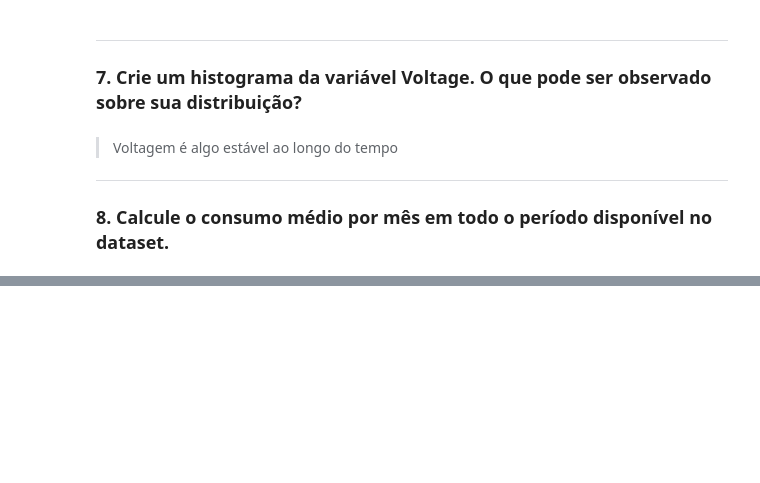
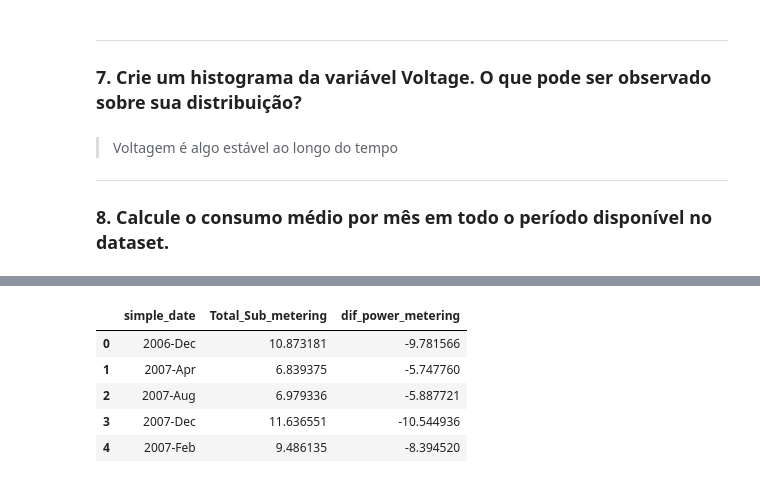
Before and after one commit to Entrega-CheckPoint/IOT-IOB-GENERATIVE-IA-CP04, a Jupyter notebook: checkpoint.ipynb, the cells around one changed output, grey strips where cells are left out. Saved outputs shown, nothing was run; the diff lists cells and outputs as text; code cells hidden in the pictures; blank space fills up the shorter version.

```diff
--- a/checkpoint.ipynb
+++ b/checkpoint.ipynb
@@ -249,0 +350,10 @@ fig.show()
+# %%
+df_household_group_by_simple_date['dif_power_metering'] = df_household_group_by_simple_date['Total_Sub_metering'].apply(lambda x: global_consuption_mean - x)
+df_household_group_by_simple_date.head()
+# %% [output]
+|  | simple_date | Total_Sub_metering | dif_power_metering |
+| 0 | 2006-Dec | 10.873181 | -9.781566 |
+| 1 | 2007-Apr | 6.839375 | -5.747760 |
+| 2 | 2007-Aug | 6.979336 | -5.887721 |
+| 3 | 2007-Dec | 11.636551 | -10.544936 |
+| 4 | 2007-Feb | 9.486135 | -8.394520 |
```
Also changed, not shown: parts of 20 cells of this notebook, 1 other file.
